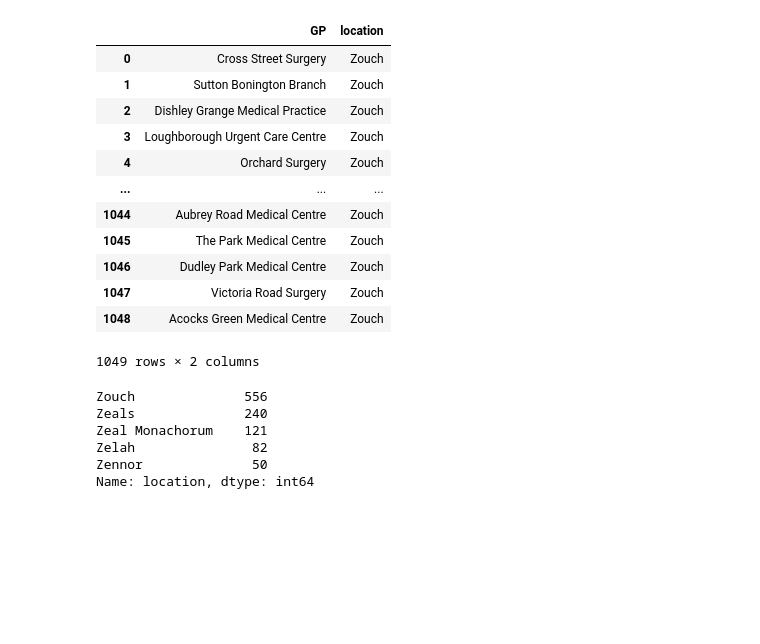
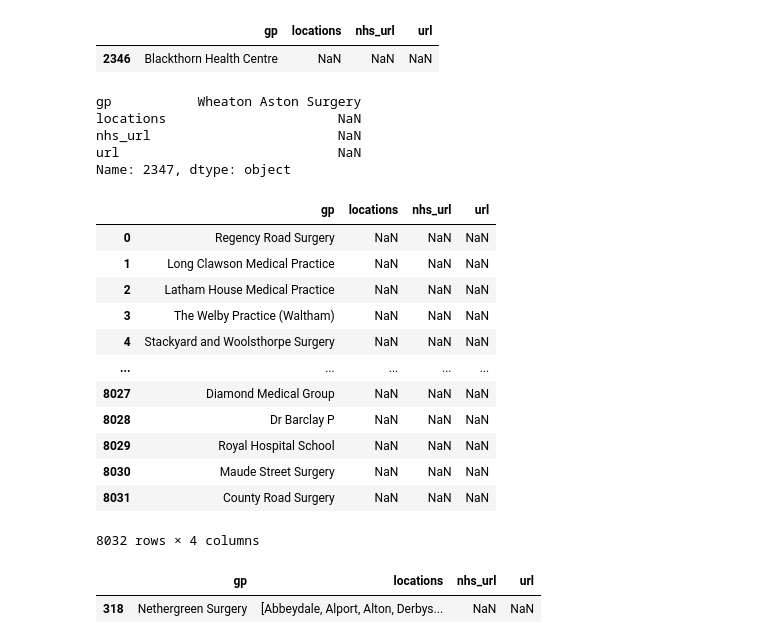
Before and after one commit to ZRQ0410/Year3-Project, a Jupyter notebook: Untitled.ipynb, the cells around one changed output. Drawn from its saved outputs; the diff is of its cells as text; code cells hidden in the pictures; blank space fills up the shorter version.

```diff
--- a/Untitled.ipynb
+++ b/Untitled.ipynb
@@ -67,2 +83,0 @@ location_df[location_df['gp']=='The Village Surgery']
-# %%
-location_df['GPs'] = location_df['GPs'].apply(lambda x: x.split(','))
@@ -85,30 +84,38 @@ location_df
-# %%
-# there can be multiple GPs with the same name in the same place with differerent distance
-# here we only collect it once, since GPs with the same name tend to have the same website
-df = location_df.explode('GPs').drop_duplicates()
-df = df.loc[:, ['GPs', 'locname']].reset_index(drop=True)
-df = df.rename(columns={'GPs': 'GP', 'locname': 'location'})
-df
-# %% [output]
-|  | GP | location |
-| 0 | Cross Street Surgery | Zouch |
-| 1 | Sutton Bonington Branch | Zouch |
-| 2 | Dishley Grange Medical Practice | Zouch |
-| 3 | Loughborough Urgent Care Centre | Zouch |
-| 4 | Orchard Surgery | Zouch |
-| ... | ... | ... |
-| 1044 | Aubrey Road Medical Centre | Zouch |
-| 1045 | The Park Medical Centre | Zouch |
-| 1046 | Dudley Park Medical Centre | Zouch |
-| 1047 | Victoria Road Surgery | Zouch |
-| 1048 | Acocks Green Medical Centre | Zouch |
-1049 rows × 2 columns
-# %%
-df['location'].value_counts()
-# %% [output]
-Zouch              556
-Zeals              240
-Zeal Monachorum    121
-Zelah               82
-Zennor              50
-Name: location, dtype: int64
+# %%
+# gp: name of gp (unique), locations: places where the gp locates, nhs_url: the nhs overview website of the gp, url: main website of the gp
+gp_df = pd.DataFrame(columns=['gp', 'locations', 'nhs_url', 'url'])
+gp_df['gp'] = location_df['gp'].unique()
+# %%
+gp_df[gp_df['gp']=='Blackthorn Health Centre']
+# %% [output]
+|  | gp | locations | nhs_url | url |
+| 2346 | Blackthorn Health Centre | NaN | NaN | NaN |
+# %%
+gp_df.iloc[2347]
+# %% [output]
+gp           Wheaton Aston Surgery
+locations                      NaN
+nhs_url                        NaN
+url                            NaN
+Name: 2347, dtype: object
+# %%
+gp_df
+# %% [output]
+|  | gp | locations | nhs_url | url |
+| 0 | Regency Road Surgery | NaN | NaN | NaN |
+| 1 | Long Clawson Medical Practice | NaN | NaN | NaN |
+| 2 | Latham House Medical Practice | NaN | NaN | NaN |
+| 3 | The Welby Practice (Waltham) | NaN | NaN | NaN |
+| 4 | Stackyard and Woolsthorpe Surgery | NaN | NaN | NaN |
+| ... | ... | ... | ... | ... |
+| 8027 | Diamond Medical Group | NaN | NaN | NaN |
+| 8028 | Dr Barclay P | NaN | NaN | NaN |
+| 8029 | Royal Hospital School | NaN | NaN | NaN |
+| 8030 | Maude Street Surgery | NaN | NaN | NaN |
+| 8031 | County Road Surgery | NaN | NaN | NaN |
+8032 rows × 4 columns
+# %%
+gp_df[gp_df['gp'] == 'Nethergreen Surgery']
+# %% [output]
+|  | gp | locations | nhs_url | url |
+| 318 | Nethergreen Surgery | [Abbeydale, Alport, Alton, Derbys... | NaN | NaN |
```
Also changed, not shown: parts of 17 cells of this notebook, 1 other file.
